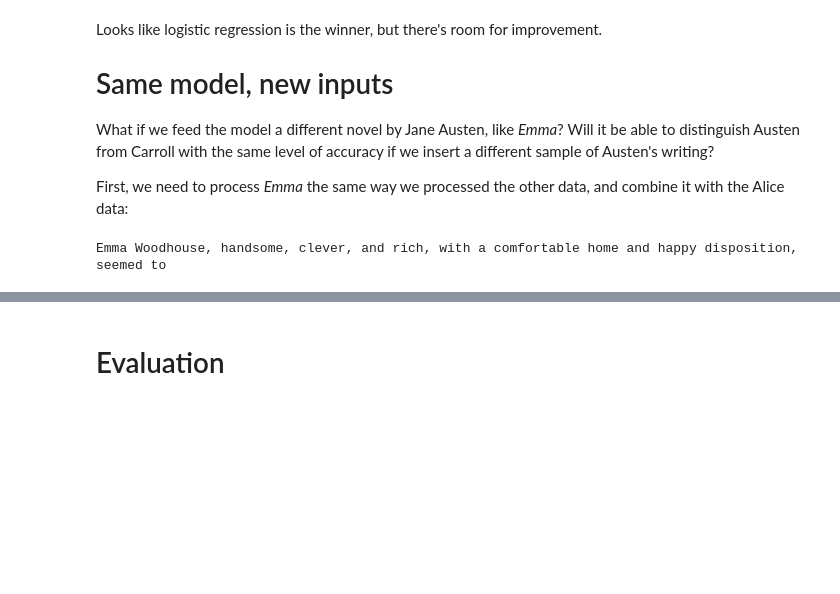
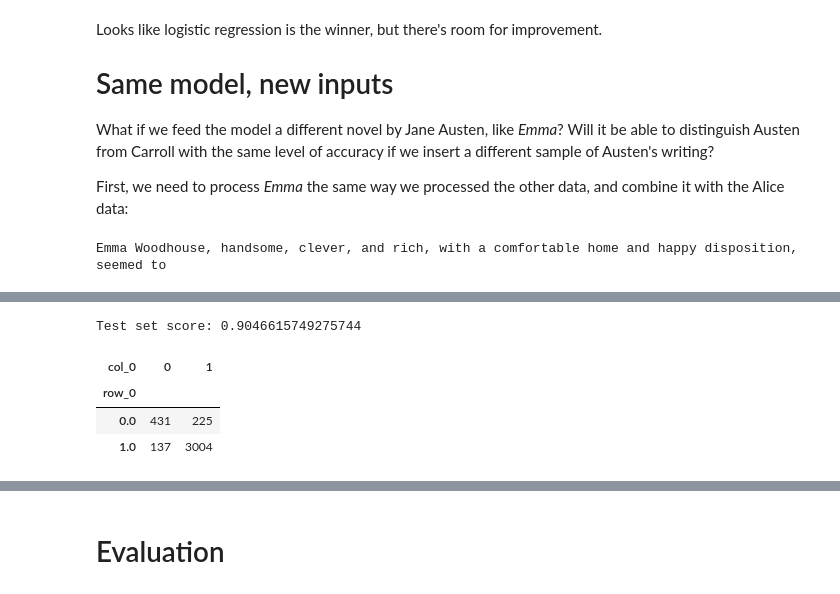
Before and after one commit to mkm29/DataScience, a Jupyter notebook: thinkful/unit/4/4/4.4.2+Supervised+NLP.ipynb, the cells around one changed output, grey strips where cells are left out. Cells and saved outputs as stored; diff of their text form; code cells hidden in the pictures; blank space fills up the shorter version.

```diff
--- a/thinkful/unit/4/4/4.4.2+Supervised+NLP.ipynb
+++ b/thinkful/unit/4/4/4.4.2+Supervised+NLP.ipynb
@@ -134,6 +247,9 @@ X = counts.astype(int).values
 # %%
-from sklearn import ensemble
-from sklearn.model_selection import train_test_split
+# create target variable
+# Here 0 indicates that Caroll was the author
+# and if 1 then Austen is the author
+Y = (sentences.author == 'Austen').astype(int).values
+X = word_counts.astype(int).values
 
 rfc = ensemble.RandomForestClassifier()
 
@@ -204,10 +359,12 @@ emma = re.sub(r'VOLUME \w+', '', emma)
 emma = re.sub(r'CHAPTER \w+', '', emma)
 emma = text_cleaner(emma)
 print(emma[:100])
+# Parse our cleaned data.
+emma_doc = nlp(emma)
+emma_sents = [sent for sent in emma_doc.sents]
+# instead of truncating the sentences at the total number in Allice In Wonderland,
+# let's sample from the entire text instead.
+# It is my belief that the other technique introduces bias.
+emma_sents = random.sample(emma_sents, len(alice_sents))
 # %% [output]
 Emma Woodhouse, handsome, clever, and rich, with a comfortable home and happy disposition, seemed to
-# %%
-# Parse our cleaned data.
-emma_doc = nlp(emma)
-emma_sents = [sent for sent in emma_doc.sents]
-emma_sents = emma_sents[:len(alice_sents)]
@@ -232,0 +371,2 @@ Processing row 1500
+# %%
+word_counts_emma = my_bag_of_words(emma_sents, common_words, verbose=True)
@@ -232,0 +381,13 @@ Processing row 1500
+# %%
+X_emma_test = np.concatenate((X_test, word_counts_emma.astype(int).values))
+y_emma_test = np.concatenate((y_test, np.ones((word_counts_emma.shape[0], ))))
+# Model.
+print('\nTest set score:', lr.score(X_emma_test, y_emma_test))
+lr_emma_predicted = lr.predict(X_emma_test)
+pd.crosstab(y_emma_test, lr_emma_predicted)
+# %% [output]
+Test set score: 0.9046615749275744
+| col_0 | 0 | 1 |
+| row_0 |  |  |
+| 0.0 | 431 | 225 |
+| 1.0 | 137 | 3004 |
```
Also changed, not shown: parts of 54 cells of this notebook.
